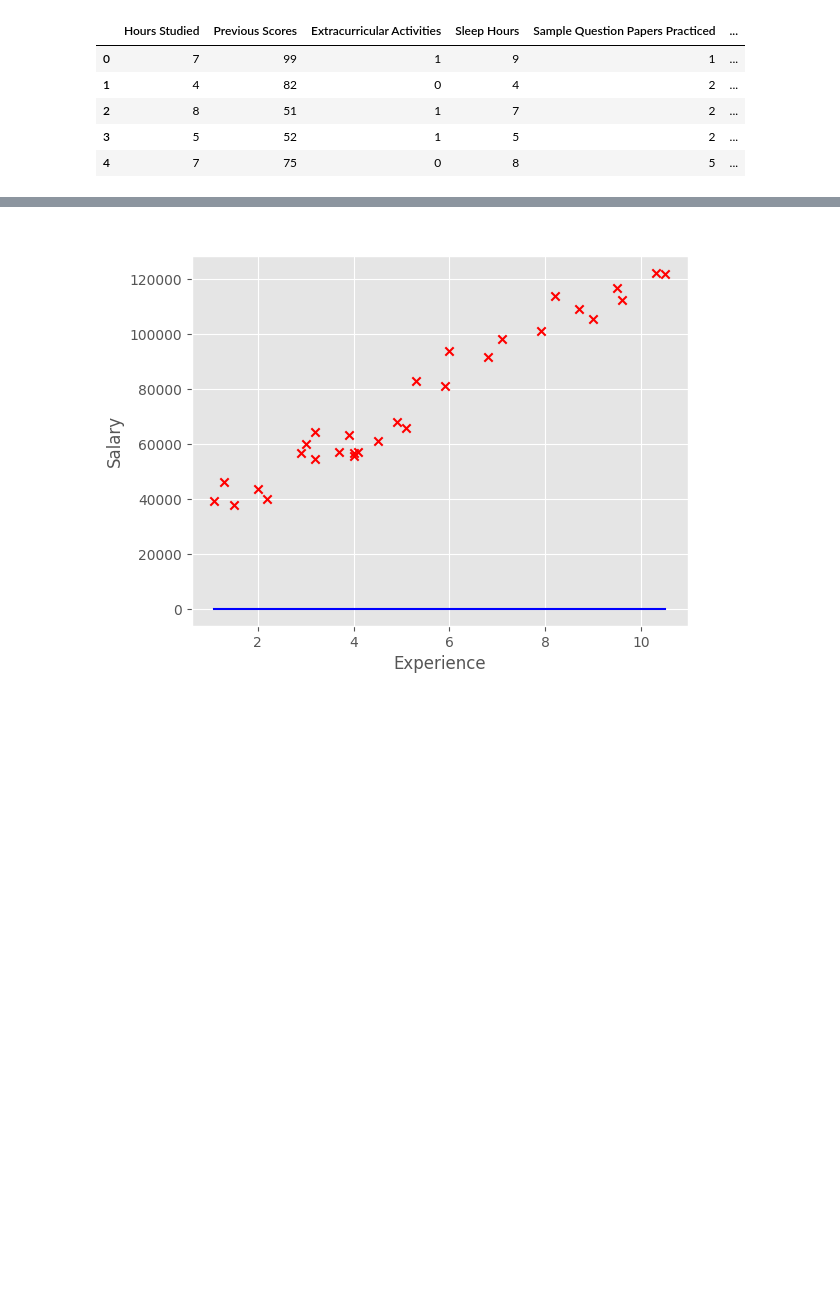
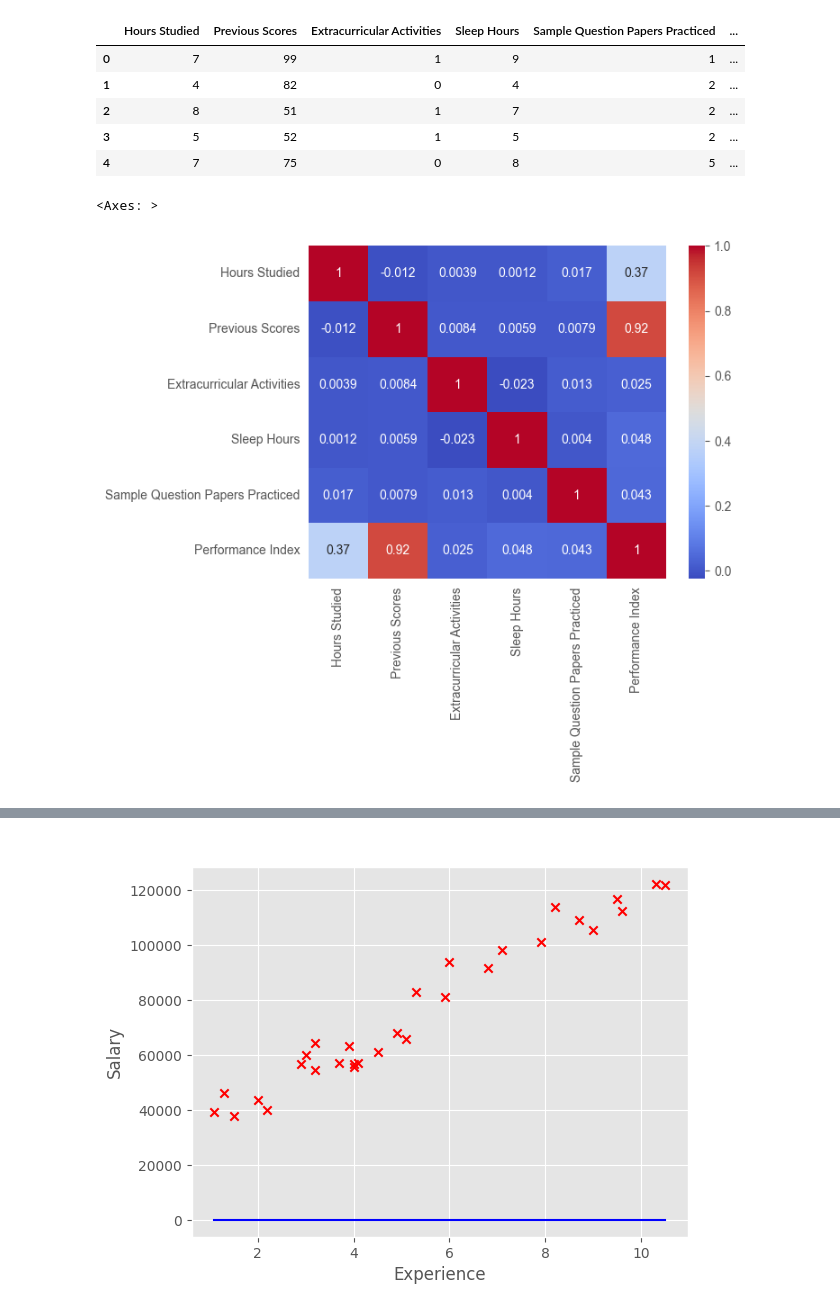
Before and after one commit to alinoor4/linear_regression_model, a Jupyter notebook: multi_linear_reg.ipynb, the cells around one changed output, grey strips where cells are left out. Saved outputs shown, nothing was run; the diff lists cells and outputs as text; code cells hidden in the pictures; blank space fills up the shorter version.

```diff
--- a/multi_linear_reg.ipynb
+++ b/multi_linear_reg.ipynb
@@ -22,4 +15,10 @@ df.head()
 | 2 | 8 | 51 | 1 | 7 | 2 | ... |
 | 3 | 5 | 52 | 1 | 5 | 2 | ... |
 | 4 | 7 | 75 | 0 | 8 | 5 | ... |
+# %%
+corr_matrix = df.corr()
+sns.heatmap(corr_matrix, annot=True, cmap='coolwarm')
+# %% [output]
+<Axes: >
+[figure, added]
 # %%
```
Also changed, not shown: parts of 4 cells of this notebook.
